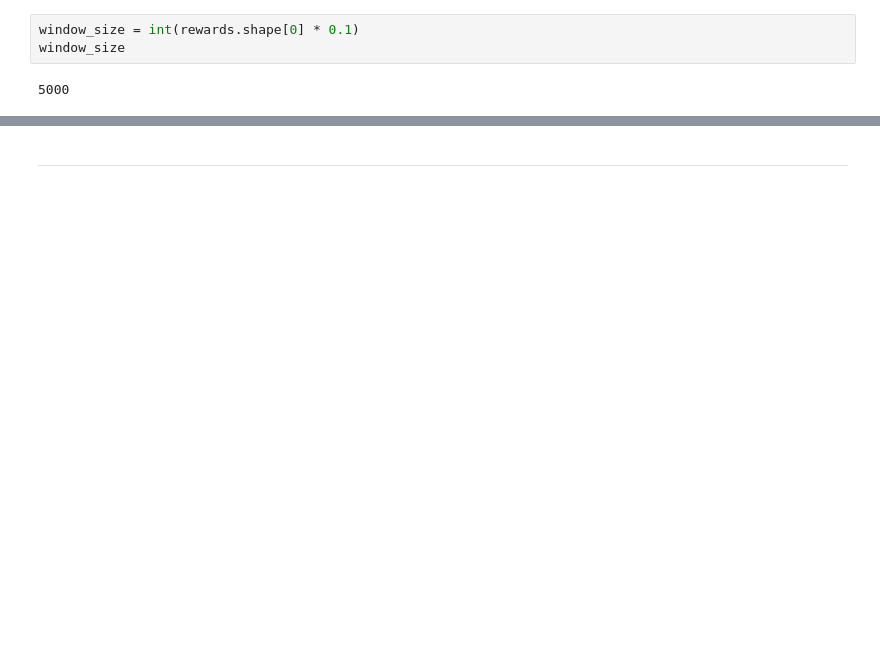
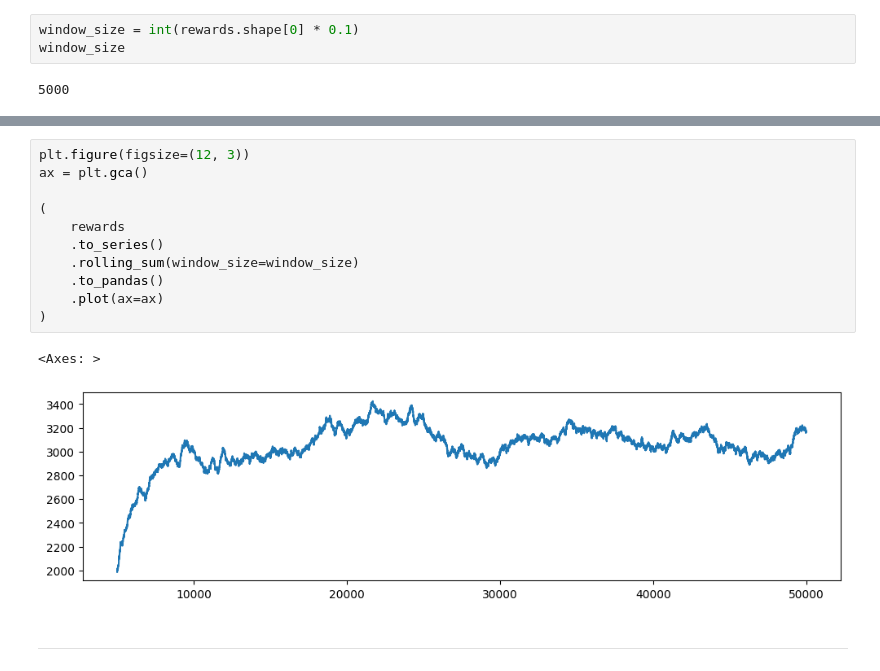
Before and after one commit to vmgustavo/202302-UFMG-RL, a Jupyter notebook: tp1/notebooks/eval_rewards.ipynb, the cells around one changed output, grey strips where cells are left out. Drawn from its saved outputs; the diff is of its cells as text; blank space fills up the shorter version.

```diff
--- a/tp1/notebooks/eval_rewards.ipynb
+++ b/tp1/notebooks/eval_rewards.ipynb
@@ -25,2 +25,16 @@ ax = plt.gca()
+# %%
+plt.figure(figsize=(12, 3))
+ax = plt.gca()
+
+(
+    rewards
+    .to_series()
+    .rolling_sum(window_size=window_size)
+    .to_pandas()
+    .plot(ax=ax)
+)
+# %% [output]
+<Axes: >
+[figure, added]
 # %% [markdown]
 ---
```
Also changed, not shown: parts of 2 cells of this notebook, 1 other file.
